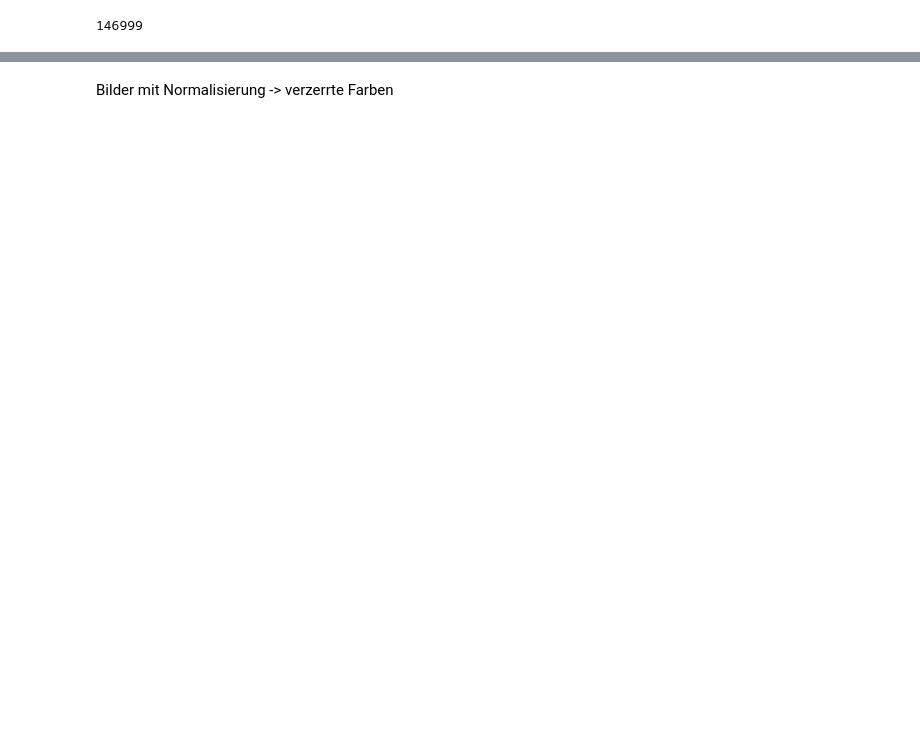
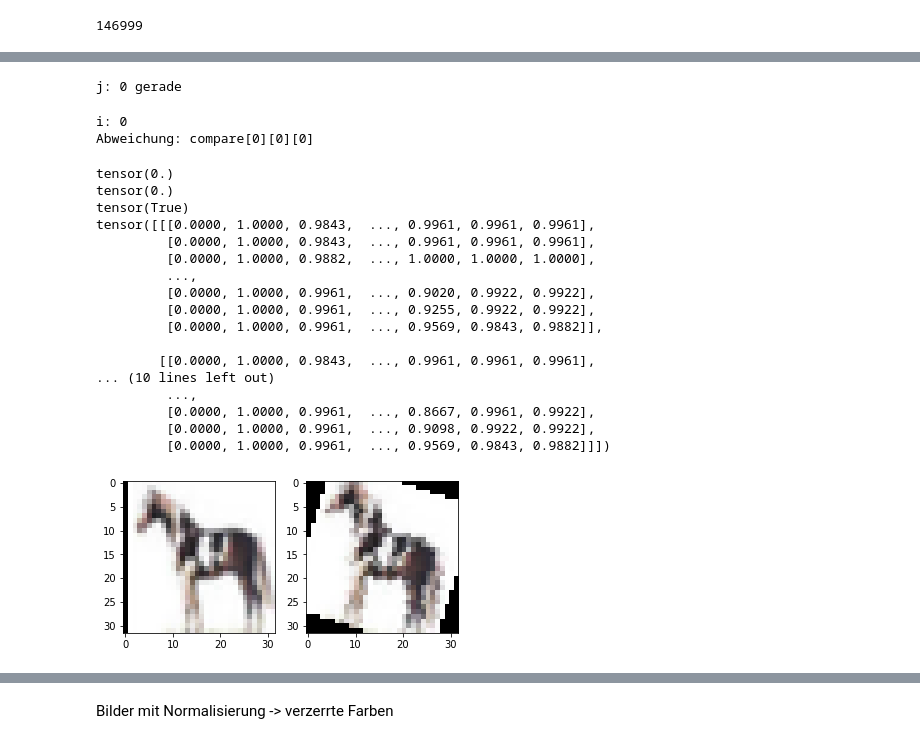
Before and after one commit to k4zuy/Rep-Baal-Progress, a Jupyter notebook: Augmented/baal_testground.ipynb, the cells around one changed output, grey strips where cells are left out. Saved outputs shown, nothing was run; the diff lists cells and outputs as text; code cells hidden in the pictures; blank space fills up the shorter version.

```diff
--- a/Augmented/baal_testground.ipynb
+++ b/Augmented/baal_testground.ipynb
@@ -270,3 +269,78 @@ print(oracle_set_two[0])
 oracle_set = active_set._pool_to_oracle_index(to_label)
 ix_global_img = oracle_set[5]
 ix_pool_img = to_label[5]
+# %%
+for i in range(0,9):
+  for j in range(0,9):
+    if j % 2 == 0:
+      print(f"j: {j} gerade")
+      break
+    else:
+      print(f"j: {j} ungerade")
+  else:
+    continue
+  break
+# %% [output]
+j: 0 gerade
+# %%
+for i in range(len(oracle_set)):
+  print(f"i: {i}")
+  ix_global_img = oracle_set[i]
+  ix_pool_img = to_label[i]
+  pool_img = active_set.pool[ix_pool_img]
+  global_img = active_set._dataset[ix_global_img]
+
+  compare = torch.eq(global_img[0],pool_img[0])
+
+  for j in range(0,2):
+      for l in range(0,31):
+          for k in range(0,31):
+              if compare[j][l][k] == False:
+                  print(f"Abweichung: compare[{j}][{l}][{k}]")
+                  break
+              else:
+                print(f"keine Abweichung: compare[{j}][{l}][{k}]")
+          else:
+            continue
+          break
+      else:
+        continue
+      break
+  else:
+    continue
+  break
+  print("keine Abweichung")
+# %% [output]
+i: 0
+Abweichung: compare[0][0][0]
+# %%
+ix_global_img = oracle_set[0]
+ix_pool_img = to_label[0]
+pool_img = active_set.pool[ix_pool_img]
+global_img = active_set._dataset[ix_global_img]
+compare = torch.eq(global_img[0],pool_img[0])
+print(global_img[0][0][0][0])
+print(pool_img[0][0][0][0])
+print(str(compare[0][0][0]))
+print(pool_img[0])
+#plt.imshow(pool_img[0].permute(1, 2, 0).numpy())
+show((pool_img[0],global_img[0]))
+# %% [output]
+tensor(0.)
+tensor(0.)
+tensor(True)
+tensor([[[0.0000, 1.0000, 0.9843,  ..., 0.9961, 0.9961, 0.9961],
+         [0.0000, 1.0000, 0.9843,  ..., 0.9961, 0.9961, 0.9961],
+         [0.0000, 1.0000, 0.9882,  ..., 1.0000, 1.0000, 1.0000],
+         ...,
+         [0.0000, 1.0000, 0.9961,  ..., 0.9020, 0.9922, 0.9922],
+         [0.0000, 1.0000, 0.9961,  ..., 0.9255, 0.9922, 0.9922],
+         [0.0000, 1.0000, 0.9961,  ..., 0.9569, 0.9843, 0.9882]],
+
+        [[0.0000, 1.0000, 0.9843,  ..., 0.9961, 0.9961, 0.9961],
+... (10 lines left out)
+         ...,
+         [0.0000, 1.0000, 0.9961,  ..., 0.8667, 0.9961, 0.9922],
+         [0.0000, 1.0000, 0.9961,  ..., 0.9098, 0.9922, 0.9922],
+         [0.0000, 1.0000, 0.9961,  ..., 0.9569, 0.9843, 0.9882]]])
+[figure, added]
```
Also changed, not shown: parts of 25 cells of this notebook.
